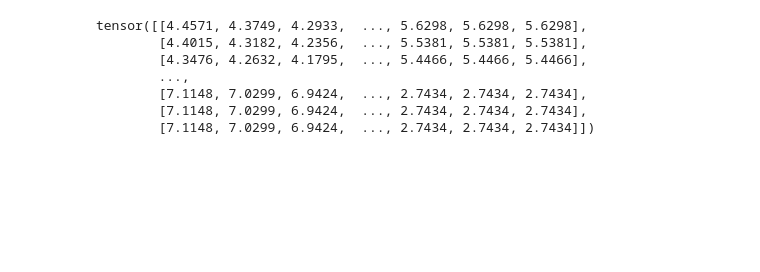
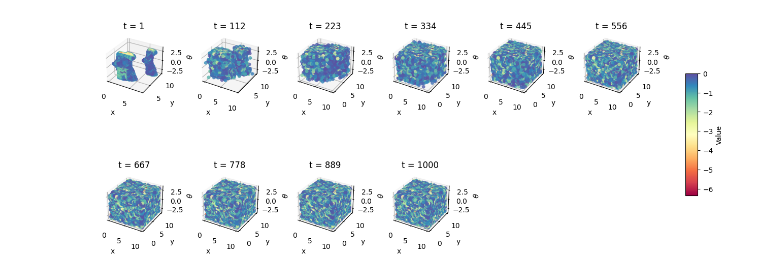
Before and after one commit to Mudhdhoo/AA-276-Diffusion-BRT, a Jupyter notebook: vis_brt_dataset.ipynb, the cells around one changed output. Saved outputs shown, nothing was run; the diff lists cells and outputs as text; code cells hidden in the pictures; blank space fills up the shorter version.

```diff
--- a/vis_brt_dataset.ipynb
+++ b/vis_brt_dataset.ipynb
@@ -109,4 +107,0 @@ torch.Size([128, 128, 101])
-# %%
-fig = plt.figure()
-plt.imshow(sample["val_func"][:,:,10])
-plt.show()
@@ -115,10 +107,0 @@ plt.show()
-# %%
-sample["val_func"][:,:,10]
-# %% [output]
-tensor([[4.4571, 4.3749, 4.2933,  ..., 5.6298, 5.6298, 5.6298],
-        [4.4015, 4.3182, 4.2356,  ..., 5.5381, 5.5381, 5.5381],
-        [4.3476, 4.2632, 4.1795,  ..., 5.4466, 5.4466, 5.4466],
-        ...,
-        [7.1148, 7.0299, 6.9424,  ..., 2.7434, 2.7434, 2.7434],
-        [7.1148, 7.0299, 6.9424,  ..., 2.7434, 2.7434, 2.7434],
-        [7.1148, 7.0299, 6.9424,  ..., 2.7434, 2.7434, 2.7434]])
@@ -124,0 +205,21 @@ tensor([[4.4571, 4.3749, 4.2933,  ..., 5.6298, 5.6298, 5.6298],
+# %%
+noise_steps = 1000
+diffusion = Diffusion(img_size=64, beta_end=0.02, noise_steps=noise_steps, device="cpu")
+
+num_samples = 10
+t = torch.linspace(0, noise_steps-1, num_samples, dtype=torch.int64)
+
+
+
+noised_brt, noise = diffusion.noise_images(val_func.unsqueeze(0), t)
+
+for i in range(num_samples):
+    noised_brt[i] = noised_brt[i]*STD_VAL_FUNC + MEAN_VAL_FUNC
+
+plot_value_function_batch(noised_brt.permute(0,2,3,1),
+                          t,
+                    x_interval=(0, 10),
+                    y_interval=(0, 10),
+                    z_interval=(-np.pi, np.pi))
+# %% [output]
+[figure, added]
```
Also changed, not shown: parts of 6 cells of this notebook, 9 other files.
